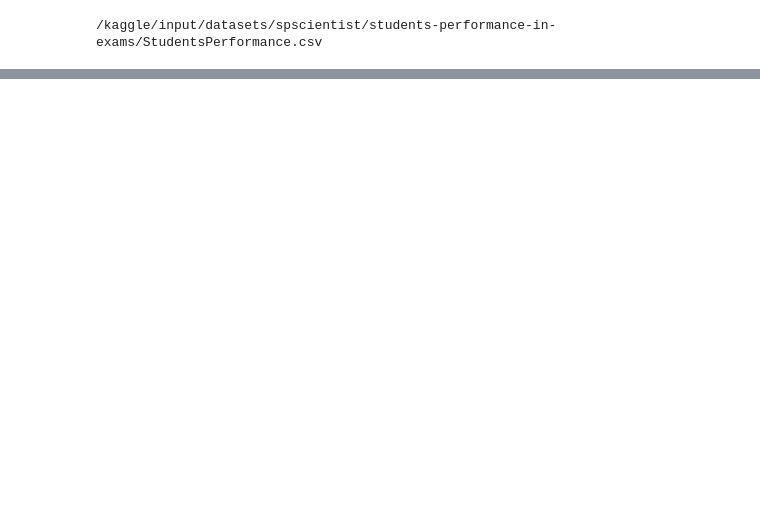
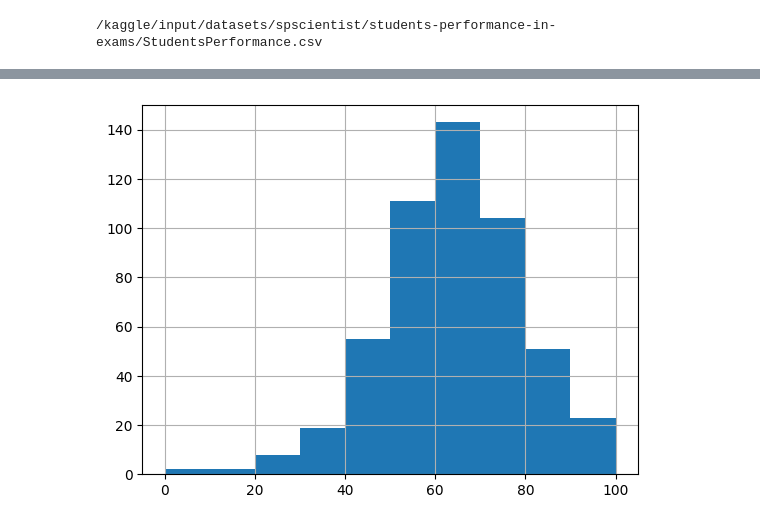
Before and after one commit to gitbhusalhubpramish/student-performance-kaggle, a Jupyter notebook: notebook6efdc2edcc.ipynb, the cells around one changed output, grey strips where cells are left out. Cells and saved outputs as stored; diff of their text form; code cells hidden in the pictures; blank space fills up the shorter version.

```diff
--- a/notebook6efdc2edcc.ipynb
+++ b/notebook6efdc2edcc.ipynb
@@ -26,0 +110,5 @@ import kagglehub
+# %%
+male_scores.hist()
+plt.show()
+# %% [output]
+[figure, added]
```
Also changed, not shown: parts of 10 cells of this notebook.
